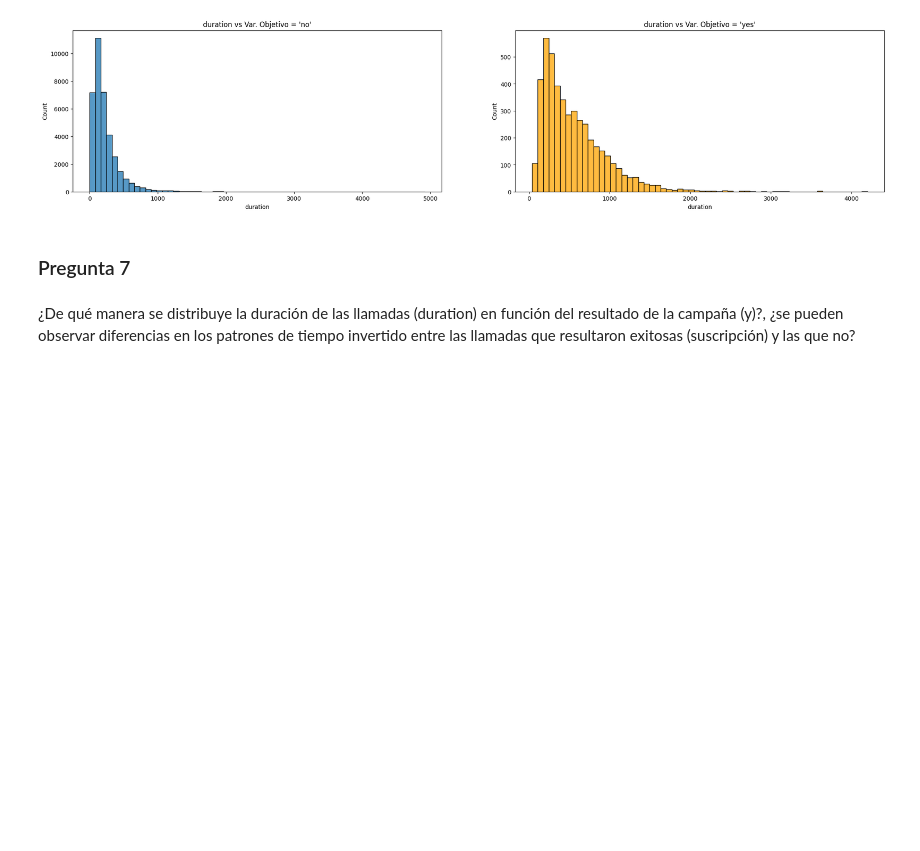
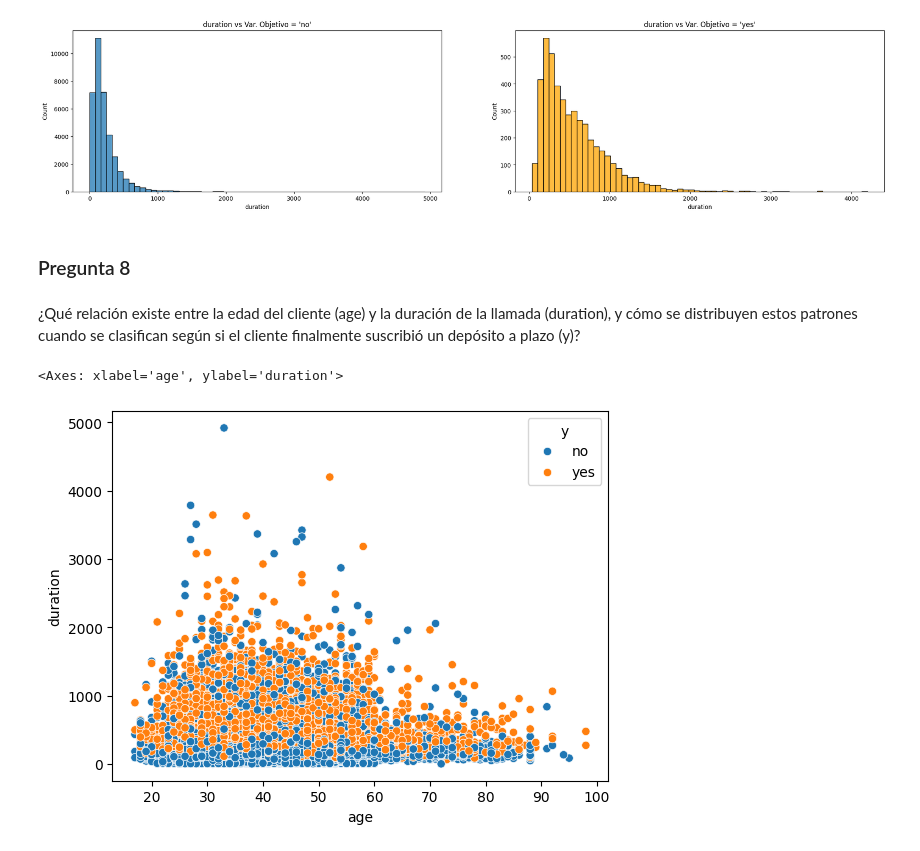
Before and after one commit to Hemersson7/Estadistica, a Jupyter notebook: Tarea1.ipynb, the cells around one changed output. Cells and saved outputs as stored; diff of their text form; code cells hidden in the pictures; blank space fills up the shorter version.

Commit message:
Actualizacion 9 preguntas, la actualizacion anterior fue incompleta

```diff
--- a/Tarea1.ipynb
+++ b/Tarea1.ipynb
@@ -572,9 +572,13 @@ axes[1].set_title("duration vs Var. Objetivo = 'yes'")
 Text(0.5, 1.0, "duration vs Var. Objetivo = 'yes'")
 [figure]
 # %% [markdown]
-### Pregunta 7
+### Pregunta 8
 # %% [markdown]
- ¿De qué manera se distribuye la duración de las llamadas (duration) en
-función del resultado de la campaña (y)?, ¿se pueden observar diferencias en
-los patrones de tiempo invertido entre las llamadas que resultaron exitosas
-(suscripción) y las que no?
+¿Qué relación existe entre la edad del cliente (age) y la duración de la llamada
+(duration), y cómo se distribuyen estos patrones cuando se clasifican según si
+el cliente finalmente suscribió un depósito a plazo (y)?
+# %%
+sns.scatterplot(data, x = "age", y ="duration", hue = "y")
+# %% [output]
+<Axes: xlabel='age', ylabel='duration'>
+[figure, added]
```
Also changed, not shown: parts of 4 cells of this notebook.
